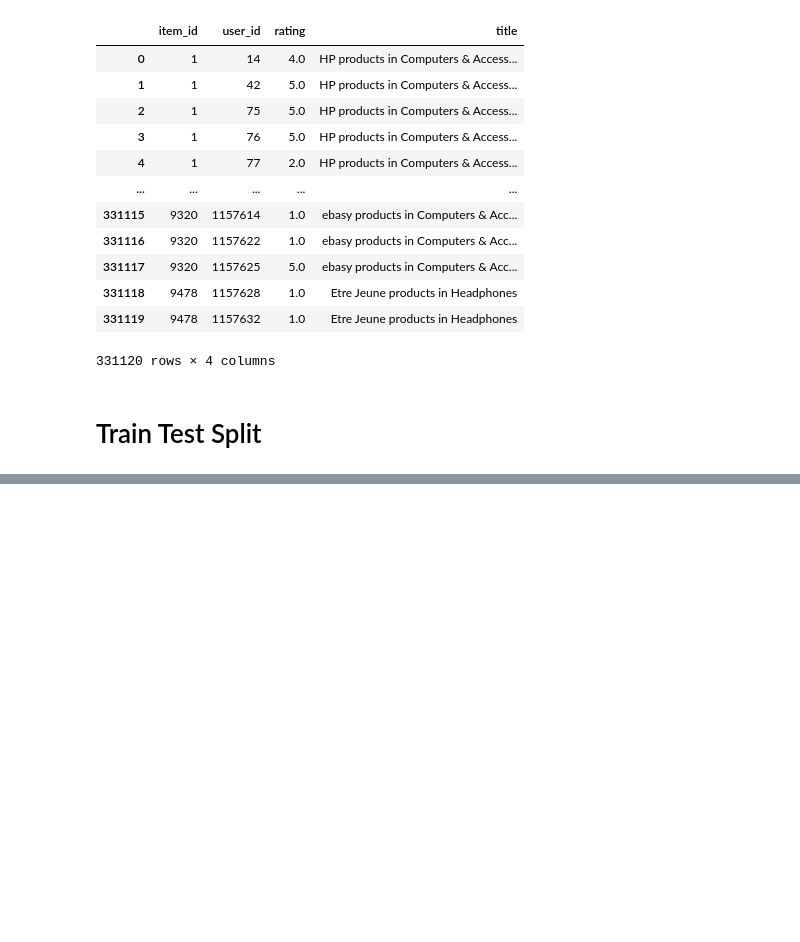
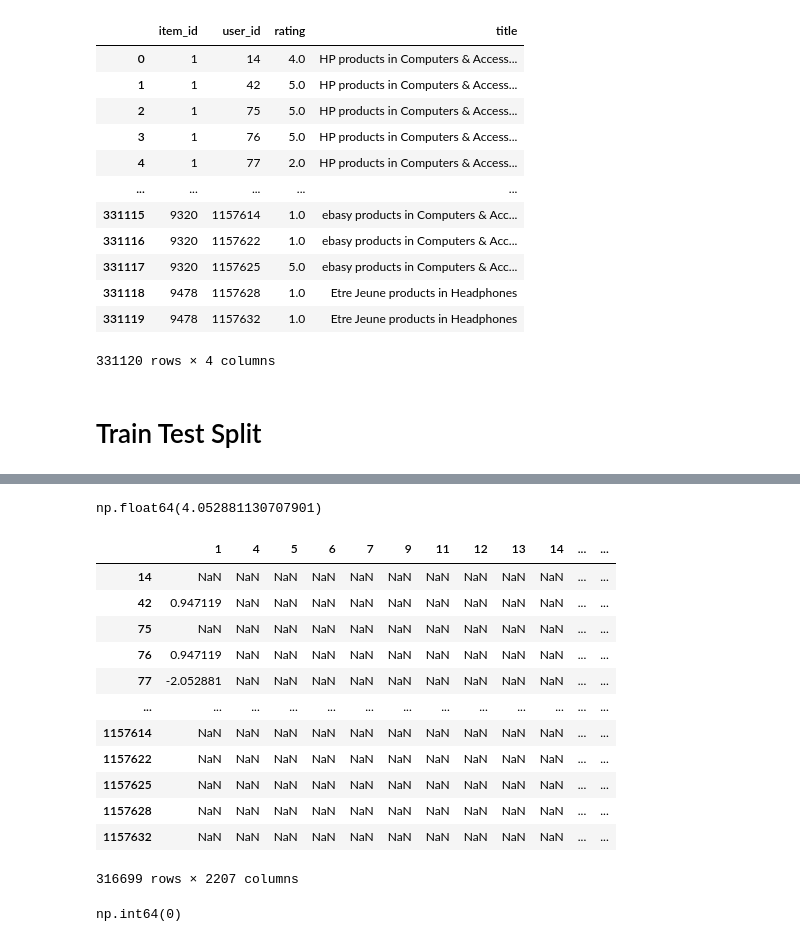
Before and after one commit to bkusuma/recommendation-systems-project, a Jupyter notebook: notebooks/recommendation-systems-project.ipynb, the cells around one changed output, grey strips where cells are left out. Saved outputs shown, nothing was run; the diff lists cells and outputs as text; code cells hidden in the pictures; blank space fills up the shorter version.

```diff
--- a/notebooks/recommendation-systems-project.ipynb
+++ b/notebooks/recommendation-systems-project.ipynb
@@ -101,8 +109,31 @@ KeyboardInterrupt:
 # %%
-train_means = np.mean(train_ratings, axis=0)
+# train_means = np.mean(train_ratings, axis=0)
+train_means = np.nanmean(train_ratings)
 train_means
+# %% [output]
+np.float64(4.052881130707901)
+# %%
+train_ratings = train_ratings - train_means
+train_ratings
+# %% [output]
+|  | 1 | 4 | 5 | 6 | 7 | 9 | 11 | 12 | 13 | 14 | ... | ... |
+| 14 | NaN | NaN | NaN | NaN | NaN | NaN | NaN | NaN | NaN | NaN | ... | ... |
+| 42 | 0.947119 | NaN | NaN | NaN | NaN | NaN | NaN | NaN | NaN | NaN | ... | ... |
+| 75 | NaN | NaN | NaN | NaN | NaN | NaN | NaN | NaN | NaN | NaN | ... | ... |
+| 76 | 0.947119 | NaN | NaN | NaN | NaN | NaN | NaN | NaN | NaN | NaN | ... | ... |
+| 77 | -2.052881 | NaN | NaN | NaN | NaN | NaN | NaN | NaN | NaN | NaN | ... | ... |
+| ... | ... | ... | ... | ... | ... | ... | ... | ... | ... | ... | ... | ... |
+| 1157614 | NaN | NaN | NaN | NaN | NaN | NaN | NaN | NaN | NaN | NaN | ... | ... |
+| 1157622 | NaN | NaN | NaN | NaN | NaN | NaN | NaN | NaN | NaN | NaN | ... | ... |
+| 1157625 | NaN | NaN | NaN | NaN | NaN | NaN | NaN | NaN | NaN | NaN | ... | ... |
+| 1157628 | NaN | NaN | NaN | NaN | NaN | NaN | NaN | NaN | NaN | NaN | ... | ... |
+| 1157632 | NaN | NaN | NaN | NaN | NaN | NaN | NaN | NaN | NaN | NaN | ... | ... |
+316699 rows × 2207 columns
 # %%
-train_demeaned = train_ratings.fillna(train_means, axis=0)
-train_demeaned = train_demeaned - train_means
-train_demeaned.isna().sum().sum()
+# train_ratings = train_ratings.fillna(train_means, axis=0)
+train_ratings = train_ratings.fillna(0)
+
+train_ratings.isna().sum().sum()
+# %% [output]
+np.int64(0)
 # %%
```
Also changed, not shown: parts of 23 cells of this notebook, 4 other files.
